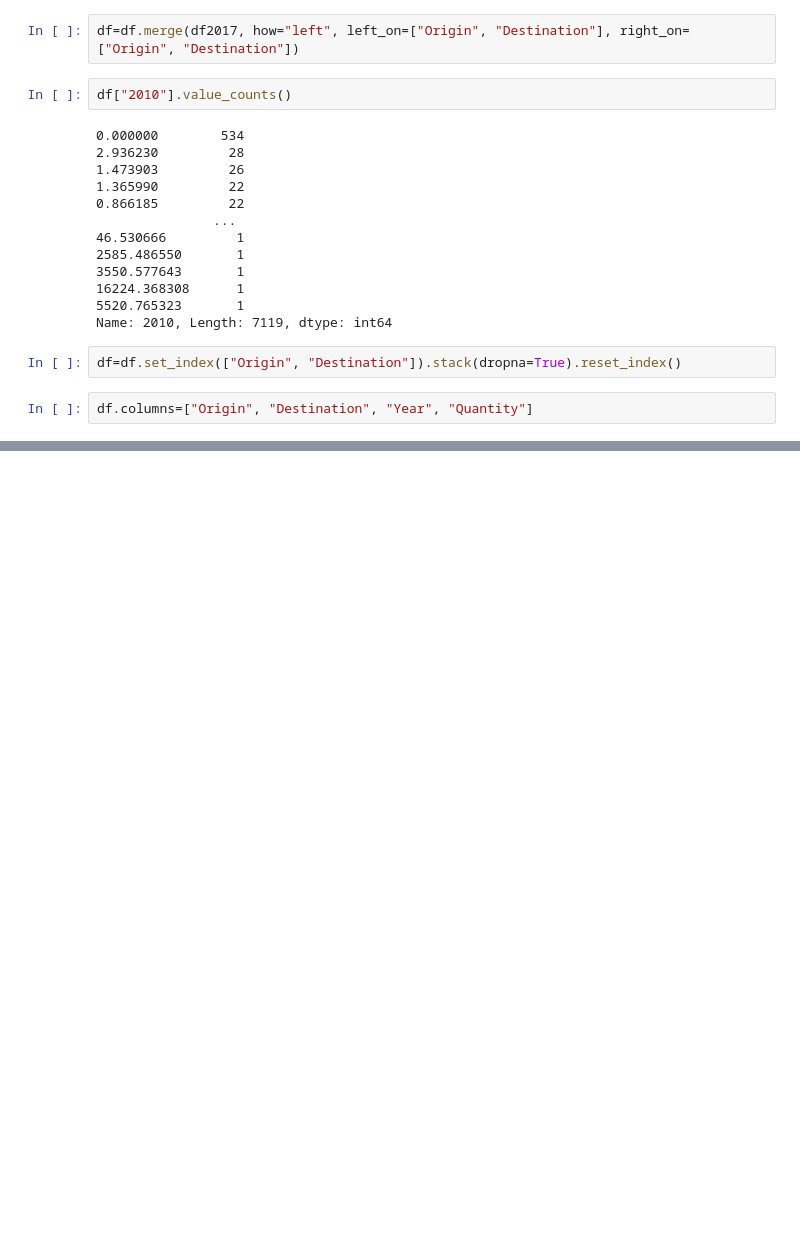
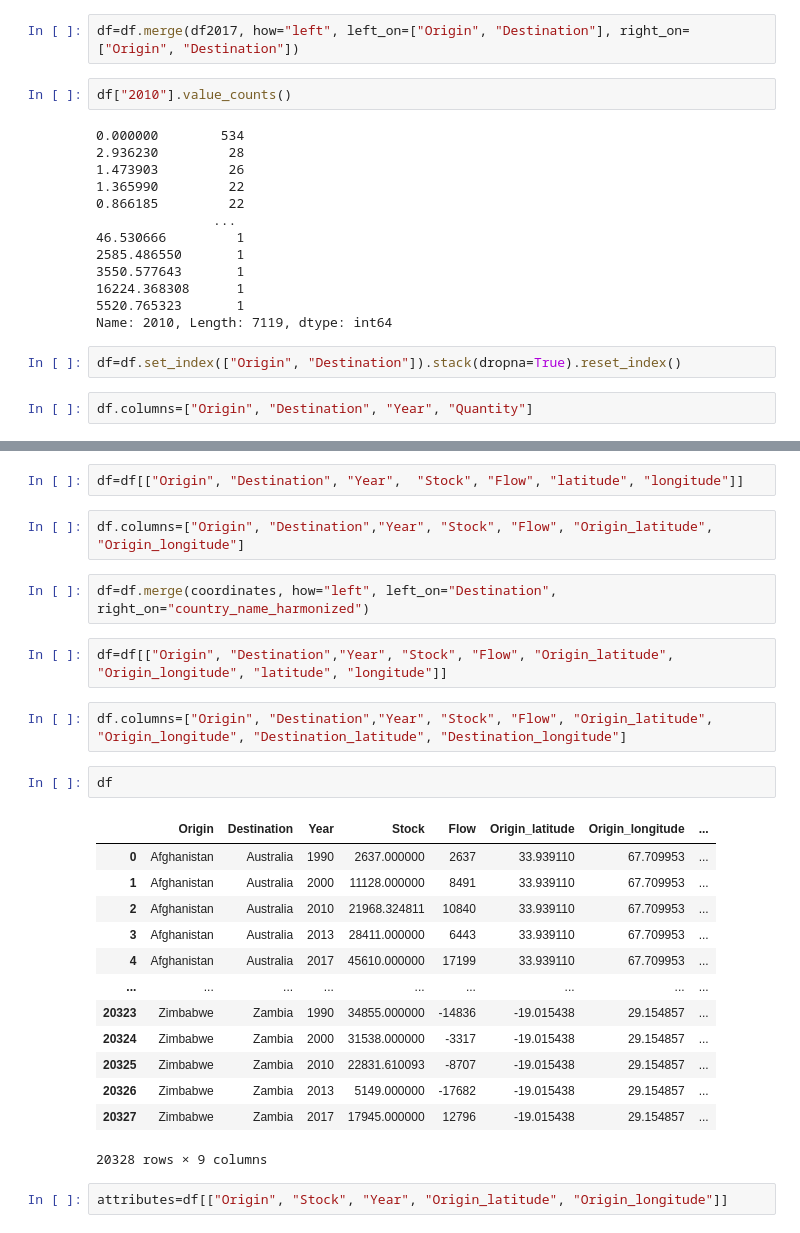
Before and after one commit to Rajk-Network-Science/network_2021_spring, a Jupyter notebook: kurzushetvege/Hobot/adatharmonizáció.ipynb, the cells around one changed output, grey strips where cells are left out. Saved outputs shown, nothing was run; the diff lists cells and outputs as text; blank space fills up the shorter version.

```diff
--- a/kurzushetvege/Hobot/adatharmonizáció.ipynb
+++ b/kurzushetvege/Hobot/adatharmonizáció.ipynb
@@ -295,0 +287,28 @@ Zambia Zimbabwe
+# %%
+df=df[["Origin", "Destination", "Year",  "Stock", "Flow", "latitude", "longitude"]]
+# %%
+df.columns=["Origin", "Destination","Year", "Stock", "Flow", "Origin_latitude", "Origin_longitude"]
+# %%
+df=df.merge(coordinates, how="left", left_on="Destination", right_on="country_name_harmonized")
+# %%
+df=df[["Origin", "Destination","Year", "Stock", "Flow", "Origin_latitude", "Origin_longitude", "latitude", "longitude"]]
+# %%
+df.columns=["Origin", "Destination","Year", "Stock", "Flow", "Origin_latitude", "Origin_longitude", "Destination_latitude", "Destination_longitude"]
+# %%
+df
+# %% [output]
+|  | Origin | Destination | Year | Stock | Flow | Origin_latitude | Origin_longitude | ... |
+| 0 | Afghanistan | Australia | 1990 | 2637.000000 | 2637 | 33.939110 | 67.709953 | ... |
+| 1 | Afghanistan | Australia | 2000 | 11128.000000 | 8491 | 33.939110 | 67.709953 | ... |
+| 2 | Afghanistan | Australia | 2010 | 21968.324811 | 10840 | 33.939110 | 67.709953 | ... |
+| 3 | Afghanistan | Australia | 2013 | 28411.000000 | 6443 | 33.939110 | 67.709953 | ... |
+| 4 | Afghanistan | Australia | 2017 | 45610.000000 | 17199 | 33.939110 | 67.709953 | ... |
+| ... | ... | ... | ... | ... | ... | ... | ... | ... |
+| 20323 | Zimbabwe | Zambia | 1990 | 34855.000000 | -14836 | -19.015438 | 29.154857 | ... |
+| 20324 | Zimbabwe | Zambia | 2000 | 31538.000000 | -3317 | -19.015438 | 29.154857 | ... |
+| 20325 | Zimbabwe | Zambia | 2010 | 22831.610093 | -8707 | -19.015438 | 29.154857 | ... |
+| 20326 | Zimbabwe | Zambia | 2013 | 5149.000000 | -17682 | -19.015438 | 29.154857 | ... |
+| 20327 | Zimbabwe | Zambia | 2017 | 17945.000000 | 12796 | -19.015438 | 29.154857 | ... |
+20328 rows × 9 columns
+# %%
+attributes=df[["Origin", "Stock", "Year", "Origin_latitude", "Origin_longitude"]]
```
Also changed, not shown: parts of 49 cells of this notebook, 7 other files.
